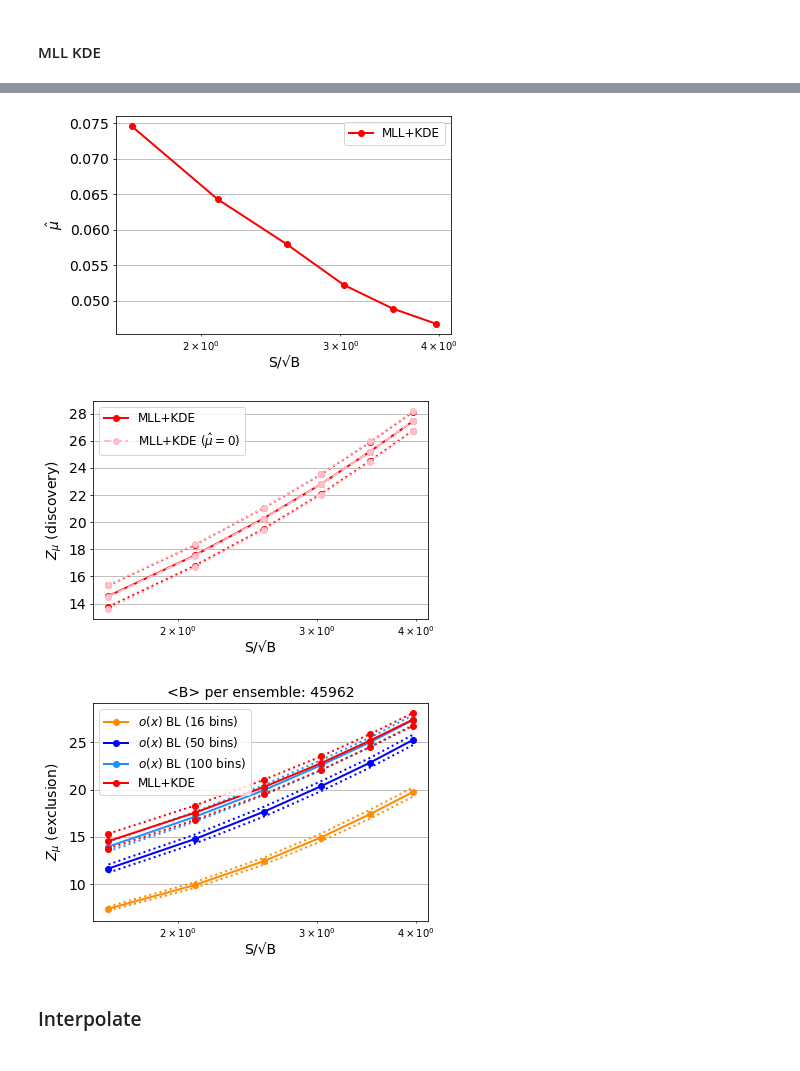
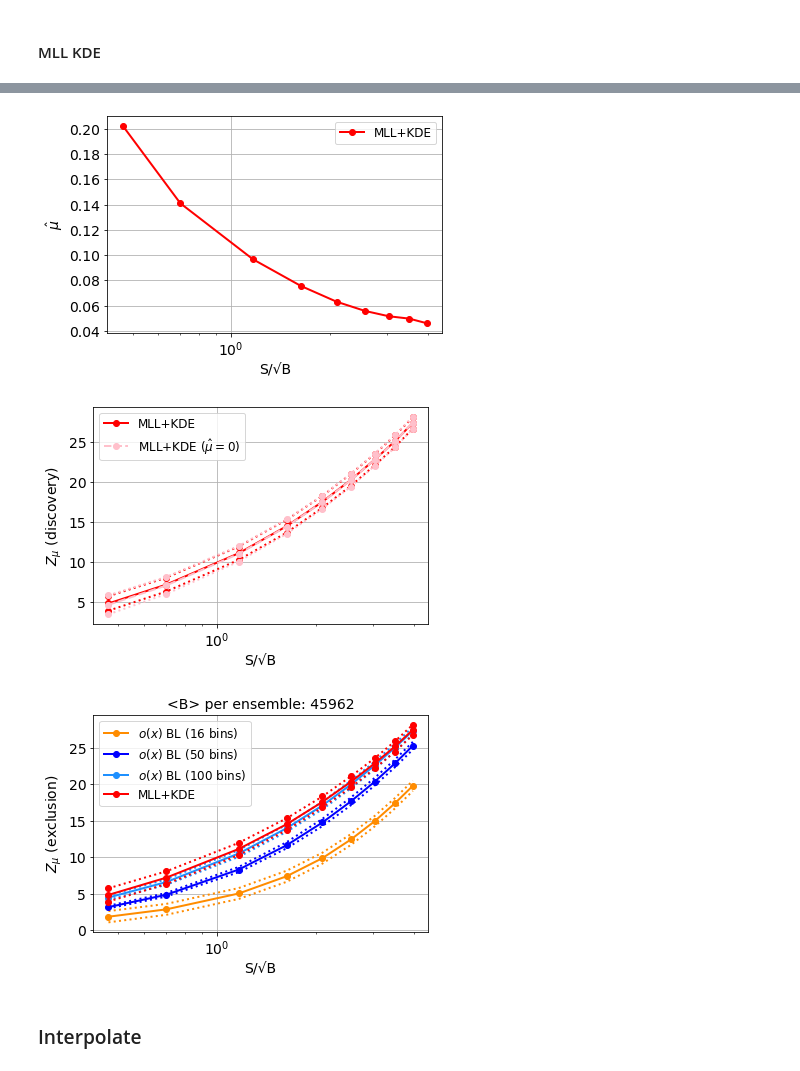
Before and after one commit to AndresDanielPerez/LHC-3rd-gen-Leptoquarks-with-MLL, a Jupyter notebook: Leptoquarks/C2-14TeV-3000fb/03-LQup1200GeV.ipynb, the cells around one changed output, grey strips where cells are left out. Saved outputs shown, nothing was run; the diff lists cells and outputs as text; code cells hidden in the pictures.

```diff
--- a/Leptoquarks/C2-14TeV-3000fb/03-LQup1200GeV.ipynb
+++ b/Leptoquarks/C2-14TeV-3000fb/03-LQup1200GeV.ipynb
@@ -1014,7 +1015,7 @@ B_expected = round(3000 * totalcrossSM)    # luminosity * cross * aceptance
 print('B_expected: ', B_expected)
 
 print('S_expected: ', round(3000 * crossfidNP))    # luminosity * cross * aceptance
-S_expected = [350,450,550,650,750,850]
+S_expected = [100,150,250,350,450,550,650,750,850]
 
 
 
@@ -1677,3 +1973,11 @@ store_Z_bins_XG_100bins_std =[0.4964578142814874, 0.5192664349876264, 0.53434911
+# %%
+store_muhat_mean_16bins = [0.006379660388325653, 0.0005762311917230757, -0.00020184483773618244, -0.001048141633579424, 0.0004389773296083236, 0.0006666161761479106, 4.031263287123124e-05, -0.0008168872803756473, 0.0005535740140460635]
+
+store_Z_bins_XG_16bins_q = [4.069402450798991, 5.954057546961275, 9.382458197925677, 12.535487143584575, 15.415946530562614, 18.130471905763674, 20.664763307878502, 23.104881380974255, 25.328243843667014]
+store_Z_bins_XG_16bins_std = [0.7681843471276494, 0.7470152429183168, 0.7437984626206279, 0.7580870984662421, 0.7431903960161307, 0.7427313979967032, 0.7136863221577527, 0.7076020673586773, 0.6985372878677549]
+
+store_Z_bins_XG_16bins_mu0 = [4.069372768363625, 5.9540539691561465, 9.382410155573734, 12.535487143584575, 15.41594635667382, 18.130471905763674, 20.664747647600432, 23.104881380974255, 25.328199800600505]
+store_Z_bins_XG_16bins_std_mu0 = [0.8341716911880633, 0.7899732090543521, 0.7712151064704849, 0.7806501892180374, 0.7625571857538135, 0.7599975564906234, 0.7274514894573989, 0.7200691414932935, 0.7094234124075126]
 # %%
 store_Z_bins_XG_16bins_plus = [i+j for i, j in zip(store_Z_bins_XG_16bins, store_Z_bins_XG_16bins_std)]
 store_Z_bins_XG_16bins_min = [i-j for i, j in zip(store_Z_bins_XG_16bins, store_Z_bins_XG_16bins_std)]
@@ -2275,12 +2572,12 @@ print(store_Z_MLL_KDE_std_mu0)
 # %%
 # To use if you dont want to run everything again. Its the previous results
-store_muhat_mean_MLL_KDE = [0.07462852897473997, 0.06430163447251114, 0.05798662704309065, 0.05222882615156019, 0.04888558692421991, 0.046768202080237735]
+store_muhat_mean_MLL_KDE = [0.2024517087667162, 0.1410475482912333, 0.09676820208023774, 0.07570579494799407, 0.06322436849925707, 0.055906389301634475, 0.05170876671619613, 0.049851411589895984, 0.04613670133729569]
 
-store_Z_MLL_KDE = [14.551967032952637, 17.547579571679773, 20.266374222909224, 22.792017852297324, 25.198015148397893, 27.430771949177412]
-store_Z_MLL_KDE_mu0 = [14.507429061343412, 17.512165276717635, 20.233363888726593, 22.776155272346156, 25.202036421536896, 27.441997953330926]
+store_Z_MLL_KDE = [4.849388852067553, 7.2042566130578125, 11.137143690954435, 14.5165428645114, 17.568778300792225, 20.320434006046856, 22.843249618986537, 25.15937082896404, 27.438912928581185]
+store_Z_MLL_KDE_mu0 = [4.677434462653041, 7.097636704649236, 11.06391791719574, 14.472196252488354, 17.526427674221335, 20.291131728492232, 22.832261827110116, 25.145211609808616, 27.465675227712374]
 
-store_Z_MLL_KDE_std = [0.7900283937955495, 0.7643146641329046, 0.7620125555043272, 0.7233022677930231, 0.684774326429748, 0.6873877644788167]
-store_Z_MLL_KDE_std_mu0 = [0.8885685122346907, 0.8446817537630691, 0.8302194920016168, 0.7830838940326209, 0.7424654791774702, 0.7445151548246187]
+store_Z_MLL_KDE_std = [0.9057218539604064, 0.8640702767325458, 0.8344561821093334, 0.8055914366980869, 0.7428111874165708, 0.7481558715286203, 0.7003724976494207, 0.7131964947409181, 0.6996744705330585]
+store_Z_MLL_KDE_std_mu0 = [1.1884401559093862, 1.0688632606682709, 0.9695059806818201, 0.9055493686301637, 0.816412513926646, 0.8158717364931474, 0.7607911535170275, 0.7743763336655343, 0.7570986073476905]
 # %%
 store_Z_MLL_KDE_plus = [i+j for i, j in zip(store_Z_MLL_KDE, store_Z_MLL_KDE_std)]
 store_Z_MLL_KDE_min = [i-j for i, j in zip(store_Z_MLL_KDE, store_Z_MLL_KDE_std)]
@@ -2303,7 +2600,7 @@ for i in range(len(SB_ratio)):
 plt.figure()
 lw = 2
 
-plt.plot(posX, store_muhat_mean_MLL_KDE, '-ok', color='red', lw=lw, label='MLL+KDE')
+plt.plot(posX, store_muhat_mean_MLL_KDE, '-o', color='red', lw=lw, label='MLL+KDE')
 
 #plt.xlim([0.5, 100])
 #plt.ylim([-0.5, 7.5])
@@ -2323,12 +2620,12 @@ plt.show()
 plt.figure()
 lw = 2
 
-plt.plot(posX, store_Z_MLL_KDE, '-ok', color='red', lw=lw, label='MLL+KDE')
-plt.plot(posX, store_Z_MLL_KDE_plus, ':ok', color='red', lw=lw)
-plt.plot(posX, store_Z_MLL_KDE_min, ':ok', color='red', lw=lw)
-plt.plot(posX, store_Z_MLL_KDE_mu0, '--ok', color='pink', lw=lw, label=r'MLL+KDE ($\hat{\mu}=0$)')
-plt.plot(posX, store_Z_MLL_KDE_mu0_plus, ':ok', color='pink', lw=lw)
-plt.plot(posX, store_Z_MLL_KDE_mu0_min, ':ok', color='pink', lw=lw)
+plt.plot(posX, store_Z_MLL_KDE, '-o', color='red', lw=lw, label='MLL+KDE')
+plt.plot(posX, store_Z_MLL_KDE_plus, ':o', color='red', lw=lw)
+plt.plot(posX, store_Z_MLL_KDE_min, ':o', color='red', lw=lw)
+plt.plot(posX, store_Z_MLL_KDE_mu0, '--o', color='pink', lw=lw, label=r'MLL+KDE ($\hat{\mu}=0$)')
+plt.plot(posX, store_Z_MLL_KDE_mu0_plus, ':o', color='pink', lw=lw)
+plt.plot(posX, store_Z_MLL_KDE_mu0_min, ':o', color='pink', lw=lw)
 
 #plt.xlim([0.5, 10])
 #plt.ylim([-0.5, 7.5])
@@ -2340,42 +2637,42 @@ plt.yticks(fontsize=14)
 plt.grid()
 #plt.title('Gaussian Example, <B> per ensemble: %0.2d' % B_expected, fontsize=14)
 plt.legend(loc="upper left", fontsize=12)
 plt.show()
 
 
 
 
 plt.figure()
 lw = 2
 
-plt.plot(posX, store_Z_bins_XG_16bins, '-ok', color='darkorange', lw=lw, label=r'$o(x)$ BL (16 bins)')
+plt.plot(posX, store_Z_bins_XG_16bins, '-o', color='darkorange', lw=lw, label=r'$o(x)$ BL (16 bins)')
 plt.plot(posX, store_Z_bins_XG_16bins_plus, ':', color='darkorange', lw=lw)
 plt.plot(posX, store_Z_bins_XG_16bins_min, ':', color='darkorange', lw=lw)
-plt.plot(posX, store_Z_bins_XG_50bins, '-ok', color='blue', lw=lw, label=r'$o(x)$ BL (50 bins)')
+plt.plot(posX, store_Z_bins_XG_50bins, '-o', color='blue', lw=lw, label=r'$o(x)$ BL (50 bins)')
 plt.plot(posX, store_Z_bins_XG_50bins_plus, ':', color='blue', lw=lw)
 plt.plot(posX, store_Z_bins_XG_50bins_min, ':', color='blue', lw=lw)
-plt.plot(posX, store_Z_bins_XG_100bins, '-ok', color='dodgerblue', lw=lw, label=r'$o(x)$ BL (100 bins)')
+plt.plot(posX, store_Z_bins_XG_100bins, '-o', color='dodgerblue', lw=lw, label=r'$o(x)$ BL (100 bins)')
 plt.plot(posX, store_Z_bins_XG_100bins_plus, ':', color='dodgerblue', lw=lw)
 plt.plot(posX, store_Z_bins_XG_100bins_min, ':', color='dodgerblue', lw=lw)
-plt.plot(posX, store_Z_MLL_KDE, '-ok', color='red', lw=lw, label='MLL+KDE')
-plt.plot(posX, store_Z_MLL_KDE_plus, ':ok', color='red', lw=lw)
-plt.plot(posX, store_Z_MLL_KDE_min, ':ok', color='red', lw=lw)
+plt.plot(posX, store_Z_MLL_KDE, '-o', color='red', lw=lw, label='MLL+KDE')
+plt.plot(posX, store_Z_MLL_KDE_plus, ':o', color='red', lw=lw)
+plt.plot(posX, store_Z_MLL_KDE_min, ':o', color='red', lw=lw)
 
 #plt.xlim([0.5, 10])
 #plt.ylim([-0.5, 7.5])
 plt.xscale('log')
 plt.xlabel('S/√B', fontsize=14)
 plt.ylabel('$Z_{\mu}$ (exclusion)', fontsize=14)
 plt.xticks(fontsize=14)
 plt.yticks(fontsize=14)
 plt.grid()
 plt.title('<B> per ensemble: %0.2d' % B_expected, fontsize=14)
 plt.legend(loc="upper left", fontsize=12)
 plt.show()
 # %% [output]
-[figure, old version]
+[figure, new version]
-[figure, old version]
+[figure, new version]
-[figure, old version]
+[figure, new version]
 # %% [markdown]
 ### Interpolate
 # %%
```
Also changed, not shown: parts of 15 cells of this notebook, 11 other files.
